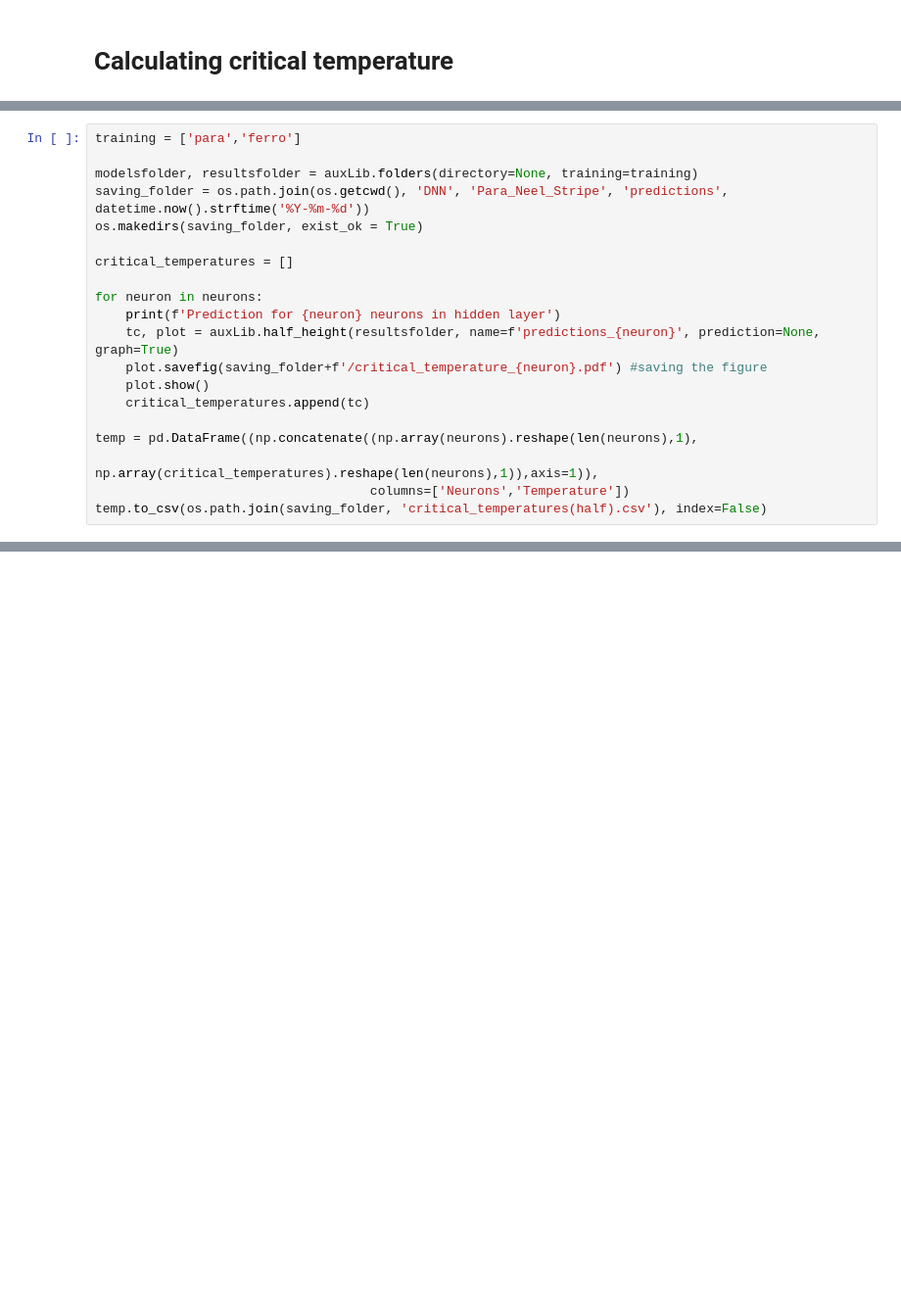
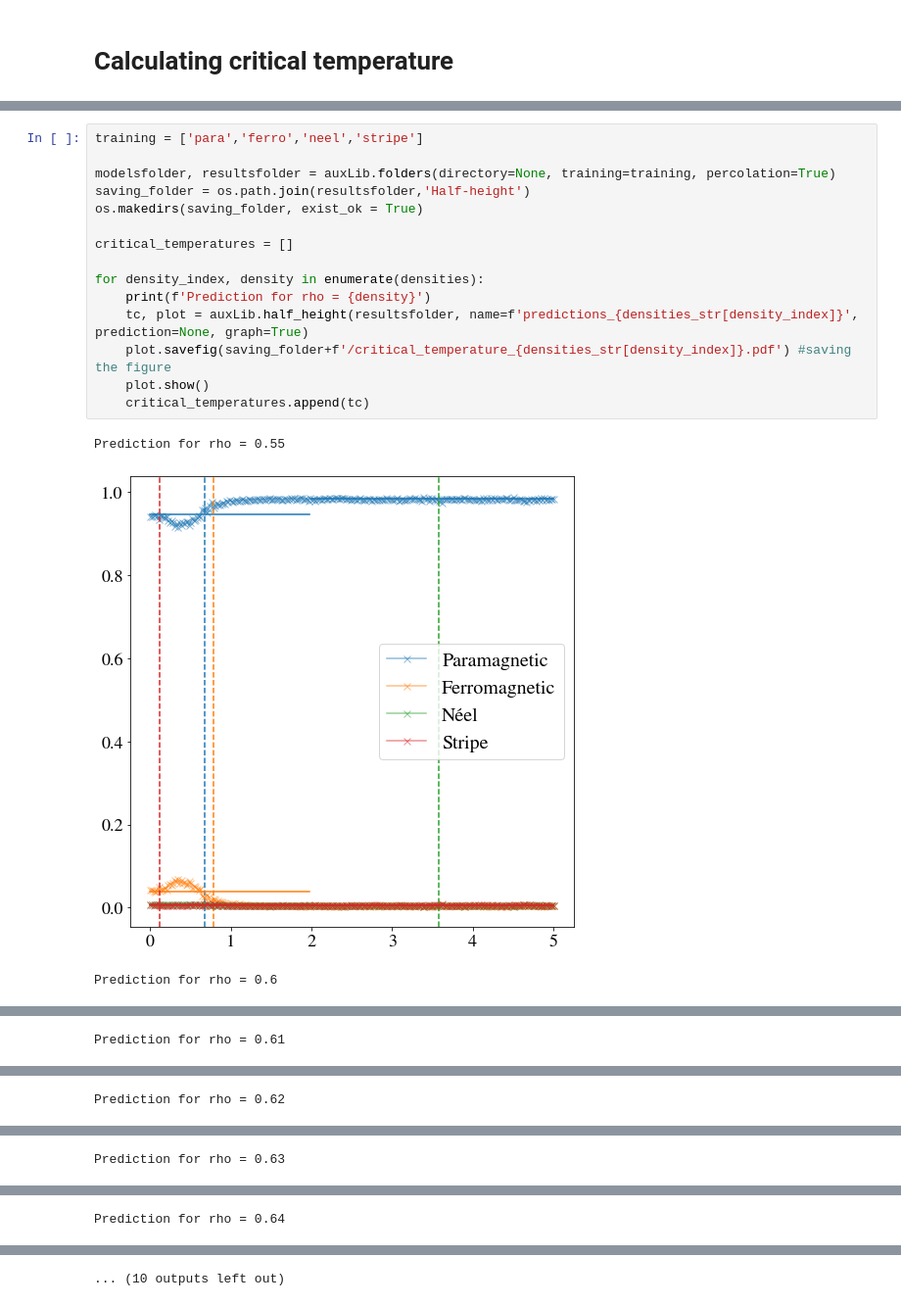
Before and after one commit to agmedinaz/paper, a Jupyter notebook: main_percolation.ipynb, the cells around one changed output, grey strips where cells are left out. Shown at 98% size. Drawn from its saved outputs; the diff is of its cells as text; blank space fills up the shorter version.

```diff
--- a/main_percolation.ipynb
+++ b/main_percolation.ipynb
@@ -174,20 +277,19 @@ plt.show()
 # %%
-training = ['para','ferro']
+training = ['para','ferro','neel','stripe']
 
-modelsfolder, resultsfolder = auxLib.folders(directory=None, training=training)
-saving_folder = os.path.join(os.getcwd(), 'DNN', 'Para_Neel_Stripe', 'predictions', datetime.now().strftime('%Y-%m-%d'))
+modelsfolder, resultsfolder = auxLib.folders(directory=None, training=training, percolation=True)
+saving_folder = os.path.join(resultsfolder,'Half-height')
 os.makedirs(saving_folder, exist_ok = True)
 
 critical_temperatures = []
 
-for neuron in neurons:
-	print(f'Prediction for {neuron} neurons in hidden layer')
-	tc, plot = auxLib.half_height(resultsfolder, name=f'predictions_{neuron}', prediction=None, graph=True)
-	plot.savefig(saving_folder+f'/critical_temperature_{neuron}.pdf') #saving the figure
+for density_index, density in enumerate(densities):
+	print(f'Prediction for rho = {density}')
+	tc, plot = auxLib.half_height(resultsfolder, name=f'predictions_{densities_str[density_index]}', prediction=None, graph=True)
+	plot.savefig(saving_folder+f'/critical_temperature_{densities_str[density_index]}.pdf') #saving the figure
 	plot.show()
 	critical_temperatures.append(tc)
-
-temp = pd.DataFrame((np.concatenate((np.array(neurons).reshape(len(neurons),1),
-                                    np.array(critical_temperatures).reshape(len(neurons),1)),axis=1)),
-                                    columns=['Neurons','Temperature'])
-temp.to_csv(os.path.join(saving_folder, 'critical_temperatures(half).csv'), index=False)
+# %% [output]
+Prediction for rho = 0.55
+[figure, added]
+Prediction for rho = 0.6
@@ -193,0 +297 @@ temp.to_csv(os.path.join(saving_folder, 'critical_temperatures(half).csv'), inde
+Prediction for rho = 0.61
@@ -193,0 +299 @@ temp.to_csv(os.path.join(saving_folder, 'critical_temperatures(half).csv'), inde
+Prediction for rho = 0.62
@@ -193,0 +301 @@ temp.to_csv(os.path.join(saving_folder, 'critical_temperatures(half).csv'), inde
+Prediction for rho = 0.63
@@ -193,0 +303 @@ temp.to_csv(os.path.join(saving_folder, 'critical_temperatures(half).csv'), inde
+Prediction for rho = 0.64
@@ -193,0 +305 @@ temp.to_csv(os.path.join(saving_folder, 'critical_temperatures(half).csv'), inde
+... (10 outputs left out)
```
Also changed, not shown: parts of 15 cells of this notebook, 41 other files.
